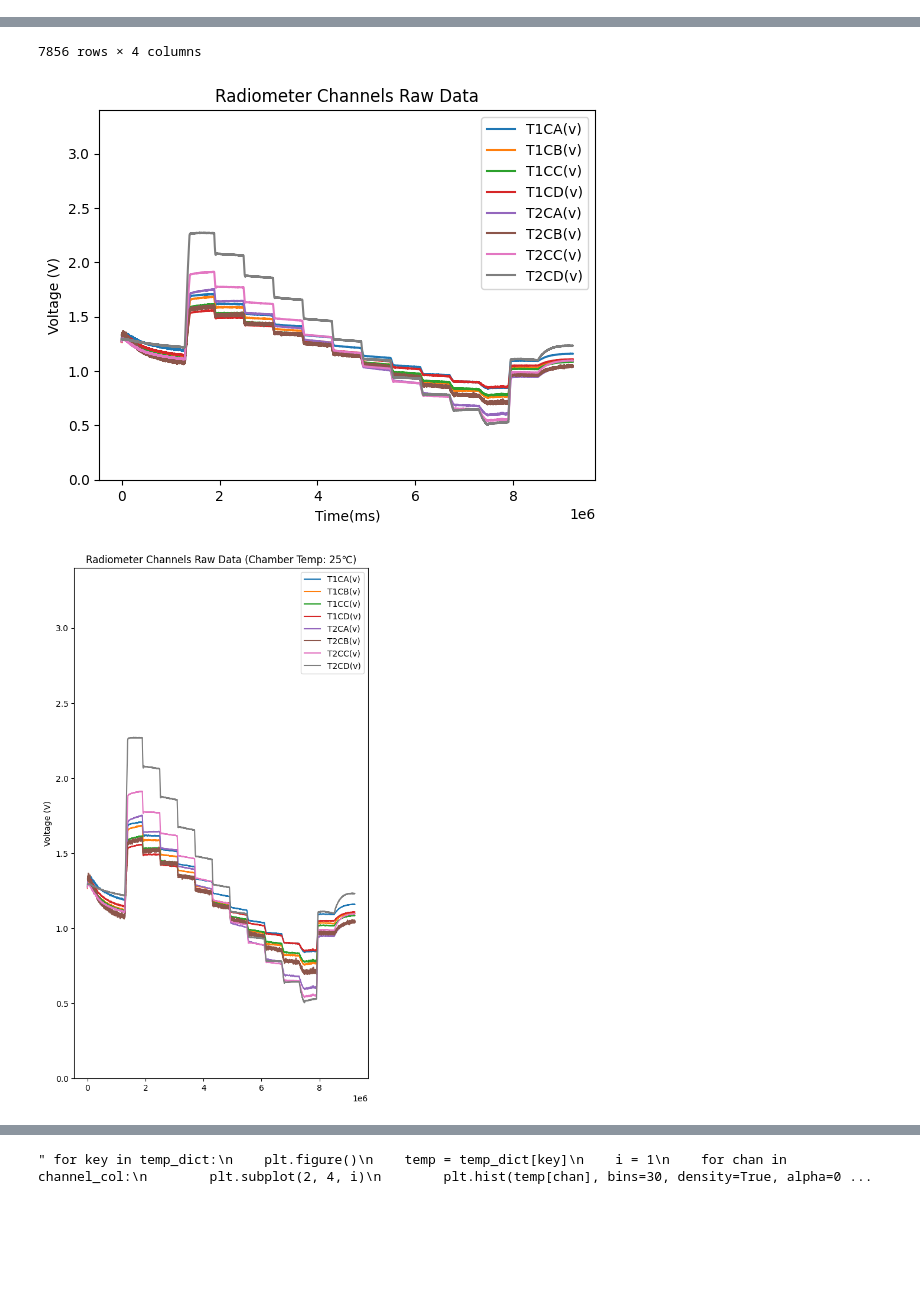
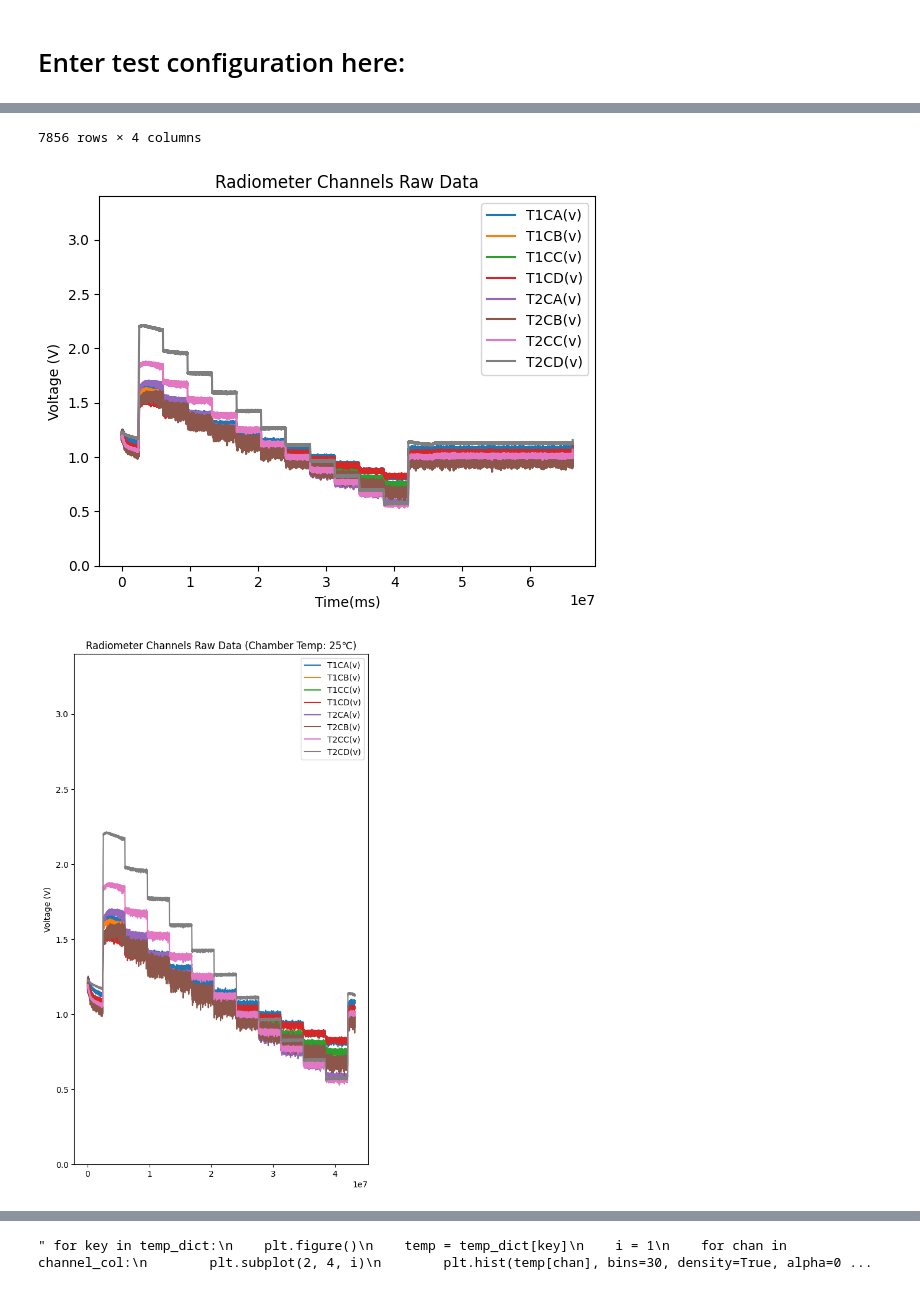
Before and after one commit to RIT-Landsat-Field-Radiometers/Chamber-Testing, a Jupyter notebook: radiometer_jupyter.ipynb, the cells around one changed output, grey strips where cells are left out. Saved outputs shown, nothing was run; the diff lists cells and outputs as text; code cells hidden in the pictures; blank space fills up the shorter version.

```diff
--- a/radiometer_jupyter.ipynb
+++ b/radiometer_jupyter.ipynb
@@ -19,7 +20,10 @@ def xl_to_timestamp(dates, times):
         conv_datetime.append(datetime(year, month, day, hour, minute, second).timestamp())
     return conv_datetime
+# %% [markdown]
+# Enter test configuration here:
 # %%
 #imports
+import os
 import matplotlib.pyplot as plt
 import numpy as np
 import pandas as pd
@@ -29,25 +33,29 @@ from scipy.optimize import curve_fit
 
 # -------------ADJUST FOR YOUR PROCEDURE------------------#
 
-file_name = 'radiometer5_25_5-55_080923_sensor'
+file_name = 'radiometer_25_5-55_081023_sensor'
 sensor_file = 'Data/' + file_name + '.csv'
 
-#convert time colun to military time
+#convert time column to military time
 chamber_file_name = 'radiometer2_wknd_5-55_072823_chamber_2'
 chamber_file = 'Data/Chamber/' + chamber_file_name + '.csv'
 
-offset = 60000 * 20 #value should be 60000 * minutes for how long the sensor was on before sweep
+offset = 60000 * 42 #value should be 60000 * minutes for how long the sensor was on before sweep
 high_temp = 55
 low_temp = 5
 temp_interval = -5
 temp_ranges = np.arange(high_temp, low_temp - abs(temp_interval), temp_interval) #range and interval of temperature steps
-time_interval = 10 #minute length that each temperature is held
+time_interval = 60 #minute length that each temperature is held
 
 time_interval_ms = 60000 * time_interval #convert minutes to milliseconds
 begin_cutoff = 60000 * 3#60000 * number of minutes to cut off from beginning of each temp
 end_cutoff = 60000 * 3 #60000 * number of minutes to cut off from ending of each temp
 
 chamber_temps = [25]
+chamb_time_interval = 60000 * 720
+
+window_size = 300 #used for applying rolling window
+
 # -------------UNCOMMENT FOR PLOTTING BB TEMP------------------#
 #bb_file = 'Data/radiometer1_30_5-55_061623_BB.txt'
 
@@ -82,7 +90,7 @@ data_actual_cham['DateTime'] -= data_actual_cham['DateTime'].iloc[0]
 data_actual_cham['DateTime'] *= 1000
 data_actual_cham.to_csv('testdatetime.csv')
 # -------------UNCOMMENT FOR ROLLING WINDOW------------------#
-window_size = 300
+
 """#window = scipy.signal.gaussian(M=30, std=6)
 #smoothed = np.convolve(data[channel_col], window, mode='valid')
 data_rolling = data[channel_col].rolling(window_size).mean()
@@ -92,7 +100,6 @@ data_rolling.insert(loc = 0,
      column = "Time(ms)",
      value = data["Time(ms)"])
 data_rolling.drop(data_rolling.index[:window_size], inplace=True)
-#display(data_rolling)
 plt.figure()
 data_rolling.plot(x = "Time(ms)", y = channel_col)
 data = data_rolling """
@@ -101,7 +108,6 @@ data = data_rolling """
 
 #channel_col.remove("T2CA(v)") #used to remove clipping channel
 #channel_col.remove("T2CB(v)") #used to remove clipping channel
-#data[(data["Time(ms)"] > (offset + time_interval_ms * 4)) & (data["Time(ms)"] < (offset + time_interval_ms * 7))].plot(x = "Time(ms)", y = channel_col)
 data[(data["Time(ms)"] > (0))].plot(x = "Time(ms)", y = channel_col)
 plt.title("Radiometer Channels Raw Data")
 plt.ylim([0, 3.4])
@@ -109,48 +115,46 @@ plt.ylabel("Voltage (V)")
 
 plt.figure()
 i = 1
-chamb_interval = 60000 * 720
+
 chamb_start = 0
 
 data_chamber_temps = []
 for cham in chamber_temps:
      plt.subplot(1,3, i)
-     data_cham = data[(data["Time(ms)"] > (chamb_start)) & (data["Time(ms)"] < (chamb_start + chamb_interval))]
-     #data[(data["Time(ms)"] > (chamb_start)) & (data["Time(ms)"] < (chamb_start + chamb_interval))].plot(x = "Time(ms)", y = channel_col)
+     data_cham = data[(data["Time(ms)"] > (chamb_start)) & (data["Time(ms)"] < (chamb_start + chamb_time_interval))]
      plt.plot(data_cham.loc[:,"Time(ms)"], data_cham.loc[:,channel_col])
      plt.legend(channel_col, fontsize = 10)
      plt.title("Radiometer Channels Raw Data (Chamber Temp: " + str(cham) + "\N{DEGREE CELSIUS})")
      plt.ylim([0, 3.4])
      plt.ylabel("Voltage (V)")
      i += 1
-     chamb_start += chamb_interval
+     chamb_start += chamb_time_interval
      data_chamber_temps.append(data_cham)
 
 plt.subplots_adjust(left=0.1, right=2.9, bottom=0.1, top=1.9, wspace=0.3, hspace=1)
 plt.savefig('Reports/' + file_name + '/raw_data_' + file_name + '.png', bbox_inches='tight')
 
-""" #plot internals
+#plot internals
 plt.figure()
-#data[data["Time(ms)"] > (0)].plot(x = "Time(ms)", y = internal_col)
-plt.ylim([0, 3.4])
+plt.ylim([0, 60])
 plt.plot(data.loc[:,"Time(ms)"], data[internal_col])
 plt.ylabel("Temp (C)")
-plt.title("Internal Temperatures") """
+plt.title("Internal Temperatures")
 
 display(data_actual_cham)
 # %% [output]
 |  | Date (MDY) | Time | TEMPERTURE (Deg C) | DateTime |
 | 0 | 7/28/2023 | 15:53:33 | 25.305 | 0.0 |
 | 1 | 7/28/2023 | 15:54:03 | 25.242 | 30000.0 |
 | 2 | 7/28/2023 | 15:54:33 | 25.163 | 60000.0 |
 | 3 | 7/28/2023 | 15:55:03 | 25.081 | 90000.0 |
 | 4 | 7/28/2023 | 15:55:33 | 25.022 | 120000.0 |
 | ... | ... | ... | ... | ... |
 | 7851 | 7/31/2023 | 9:19:03 | 24.983 | 235530000.0 |
 | 7852 | 7/31/2023 | 9:19:33 | 25.000 | 235560000.0 |
 | 7853 | 7/31/2023 | 9:20:03 | 24.998 | 235590000.0 |
 | 7854 | 7/31/2023 | 9:20:33 | 25.008 | 235620000.0 |
 | 7855 | 7/31/2023 | 9:20:33 | 25.212 | 235620000.0 |
 7856 rows × 4 columns
-[figure, old version]
+[figure, new version]
-[figure, old version]
+[figure, new version]
```
Also changed, not shown: parts of 21 cells of this notebook.
